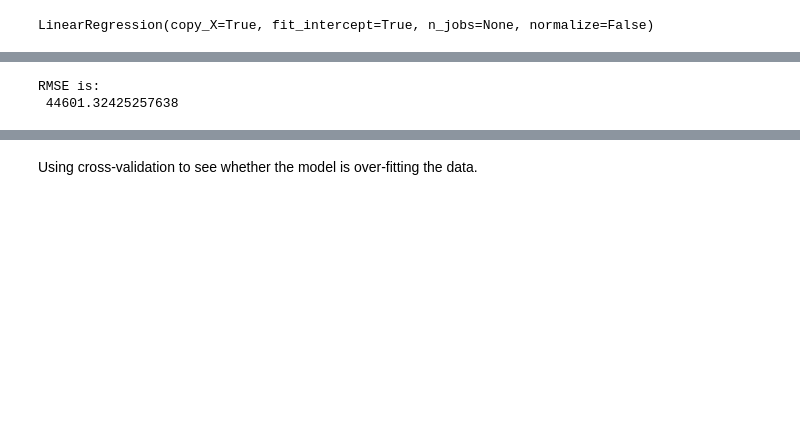
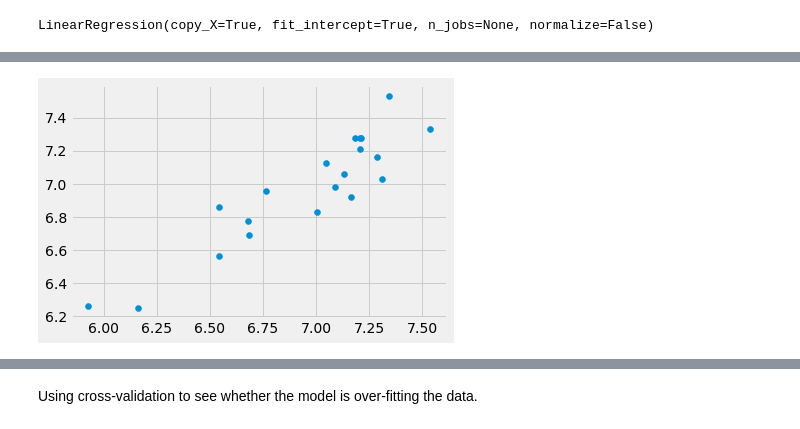
Before and after one commit to jaklin99/Hosing-Price-Predictor, a Jupyter notebook: HousingPredictor_Scrape_Final.ipynb, the cells around one changed output, grey strips where cells are left out. Saved outputs shown, nothing was run; the diff lists cells and outputs as text; code cells hidden in the pictures; blank space fills up the shorter version.

```diff
--- a/HousingPredictor_Scrape_Final.ipynb
+++ b/HousingPredictor_Scrape_Final.ipynb
@@ -643,9 +680,10 @@ Accuracy:  0.594355402441709
-# %%
-from sklearn.metrics import mean_squared_error
-print ('RMSE is: \n', mean_squared_error(y_test, yr_hat))
-# %% [output]
-RMSE is:
- 44601.32425257638
+# %%
+# plotting the y_test vs y_pred
+# ideally should have been a straight line
+plt.scatter(y_test, y_test_predict)
+plt.show()
+# %% [output]
+[figure, added]
 # %%
 actual_values = y_test
 plt.scatter(yr_hat, actual_values, alpha=.75,
```
Also changed, not shown: parts of 62 cells of this notebook, 2 other files.
